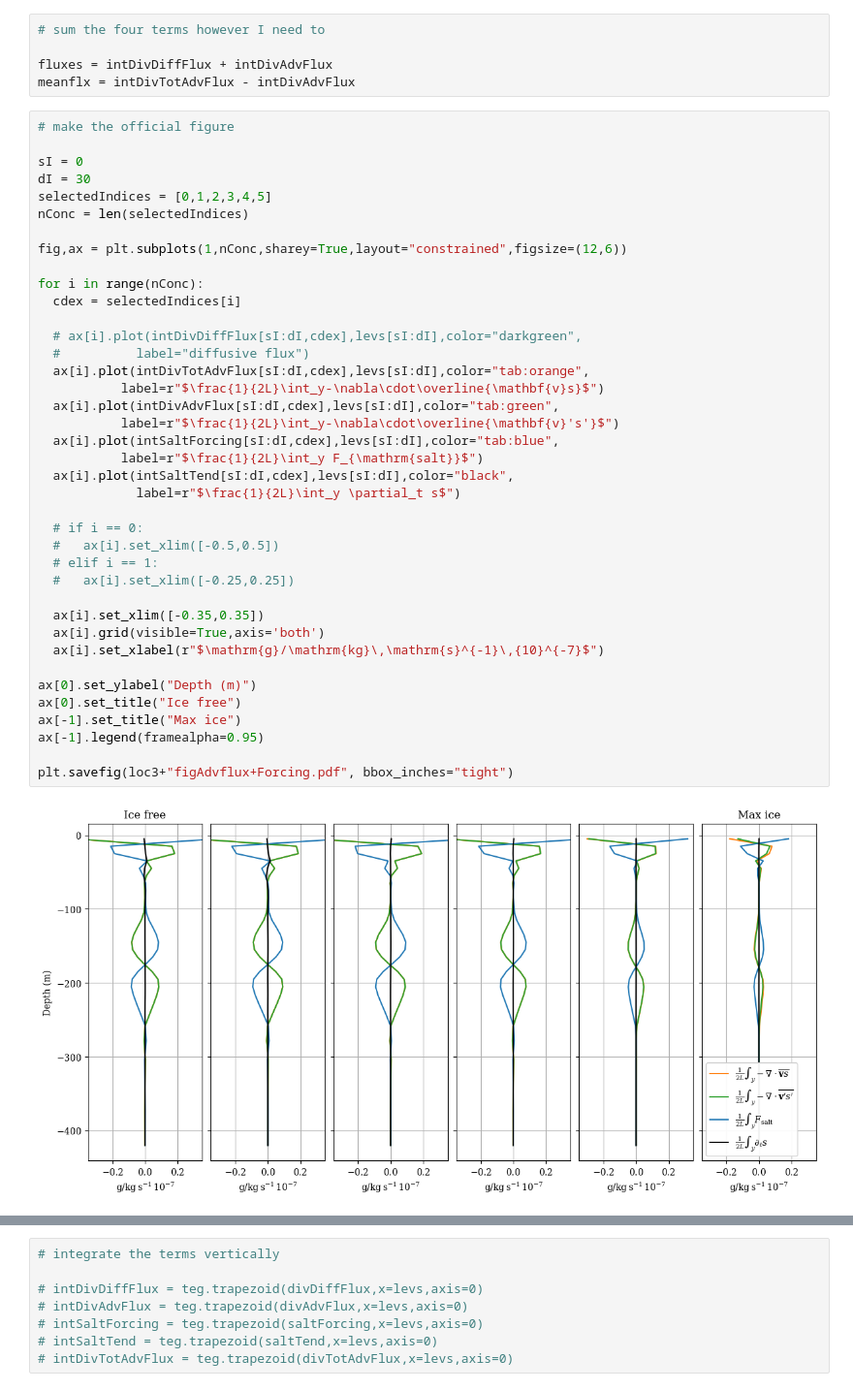
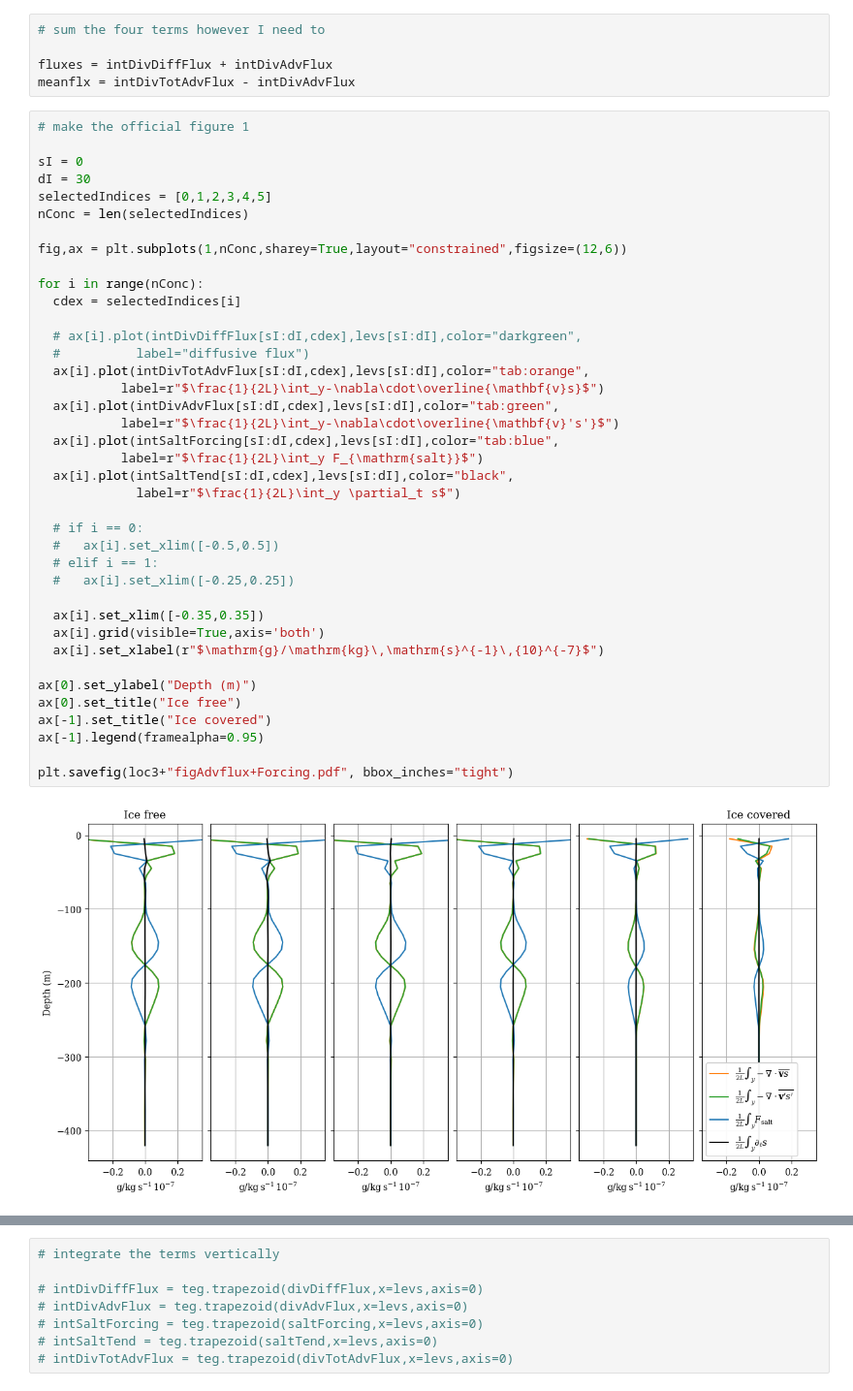
Before and after one commit to hmason13/ArcticMiddepthBI, a Jupyter notebook: analysis/officialFigScripts/figFluxesForcing.ipynb, the cells around one changed output, grey strips where cells are left out. Shown: that part at 97% size. Cells and saved outputs as stored; diff of their text form.

```diff
--- a/analysis/officialFigScripts/figFluxesForcing.ipynb
+++ b/analysis/officialFigScripts/figFluxesForcing.ipynb
@@ -108,7 +108,7 @@ intDivTotAdvFlux *= (1e7 / (2000*500))
 fluxes = intDivDiffFlux + intDivAdvFlux
 meanflx = intDivTotAdvFlux - intDivAdvFlux
 # %%
-# make the official figure
+# make the official figure 1
 
 sI = 0
 dI = 30
@@ -119,32 +119,32 @@ fig,ax = plt.subplots(1,nConc,sharey=True,layout="constrained",figsize=(12,6))
 
 for i in range(nConc):
   cdex = selectedIndices[i]
 
   # ax[i].plot(intDivDiffFlux[sI:dI,cdex],levs[sI:dI],color="darkgreen",
   #          label="diffusive flux")
   ax[i].plot(intDivTotAdvFlux[sI:dI,cdex],levs[sI:dI],color="tab:orange",
            label=r"$\frac{1}{2L}\int_y-\nabla\cdot\overline{\mathbf{v}s}$")
   ax[i].plot(intDivAdvFlux[sI:dI,cdex],levs[sI:dI],color="tab:green",
            label=r"$\frac{1}{2L}\int_y-\nabla\cdot\overline{\mathbf{v}'s'}$")
   ax[i].plot(intSaltForcing[sI:dI,cdex],levs[sI:dI],color="tab:blue",
            label=r"$\frac{1}{2L}\int_y F_{\mathrm{salt}}$")
   ax[i].plot(intSaltTend[sI:dI,cdex],levs[sI:dI],color="black",
              label=r"$\frac{1}{2L}\int_y \partial_t s$")
 
   # if i == 0:
   #   ax[i].set_xlim([-0.5,0.5])
   # elif i == 1:
   #   ax[i].set_xlim([-0.25,0.25])
 
   ax[i].set_xlim([-0.35,0.35])
   ax[i].grid(visible=True,axis='both')
   ax[i].set_xlabel(r"$\mathrm{g}/\mathrm{kg}\,\mathrm{s}^{-1}\,{10}^{-7}$")
 
 ax[0].set_ylabel("Depth (m)")
 ax[0].set_title("Ice free")
-ax[-1].set_title("Max ice")
+ax[-1].set_title("Ice covered")
 ax[-1].legend(framealpha=0.95)
 
 plt.savefig(loc3+"figAdvflux+Forcing.pdf", bbox_inches="tight")
 # %% [output]
-[figure, old version]
+[figure, new version]
```
Also changed, not shown: parts of 2 cells of this notebook, 6 other files.
